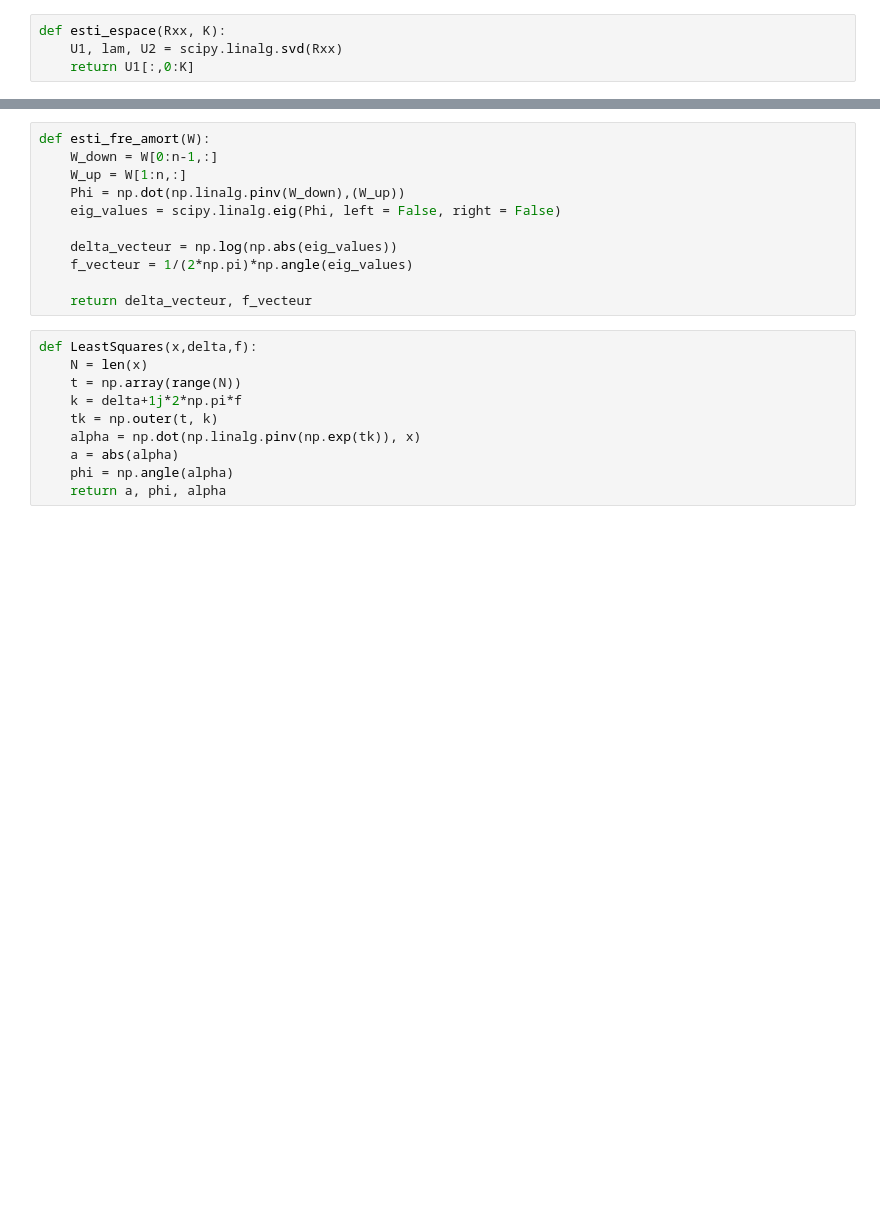
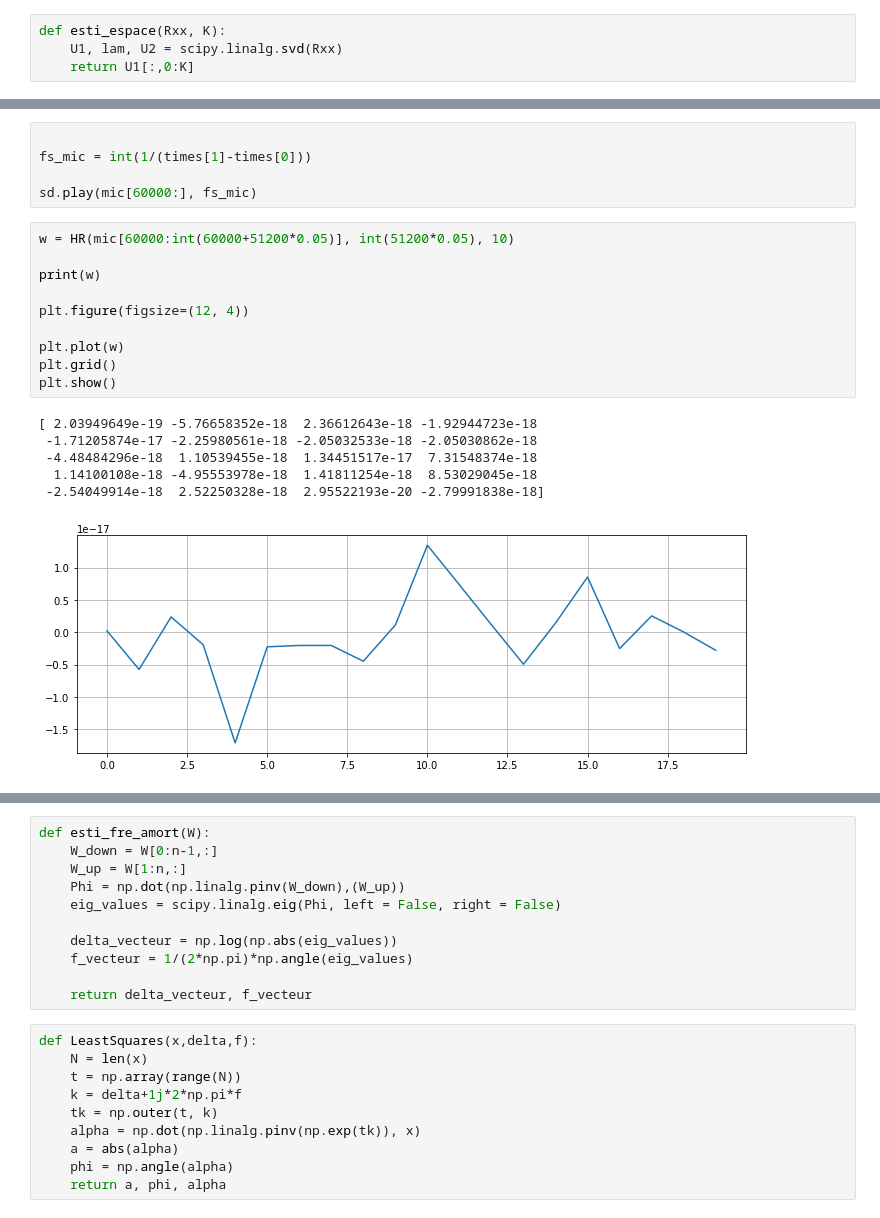
Before and after one commit to piptouque/atiam_pam_hrparam, a Jupyter notebook: source/ESPRIT-Min.ipynb, the cells around one changed output, grey strips where cells are left out. Drawn from its saved outputs; the diff is of its cells as text; blank space fills up the shorter version.

```diff
--- a/source/ESPRIT-Min.ipynb
+++ b/source/ESPRIT-Min.ipynb
@@ -36,0 +117,22 @@ def esti_espace(Rxx, K):
+# %%
+
+fs_mic = int(1/(times[1]-times[0]))
+
+sd.play(mic[60000:], fs_mic)
+# %%
+w = HR(mic[60000:int(60000+51200*0.05)], int(51200*0.05), 10)
+
+print(w)
+
+plt.figure(figsize=(12, 4))
+
+plt.plot(w)
+plt.grid()
+plt.show()
+# %% [output]
+[ 2.03949649e-19 -5.76658352e-18  2.36612643e-18 -1.92944723e-18
+ -1.71205874e-17 -2.25980561e-18 -2.05032533e-18 -2.05030862e-18
+ -4.48484296e-18  1.10539455e-18  1.34451517e-17  7.31548374e-18
+  1.14100108e-18 -4.95553978e-18  1.41811254e-18  8.53029045e-18
+ -2.54049914e-18  2.52250328e-18  2.95522193e-20 -2.79991838e-18]
+[figure, added]
```
Also changed, not shown: parts of 10 cells of this notebook.
